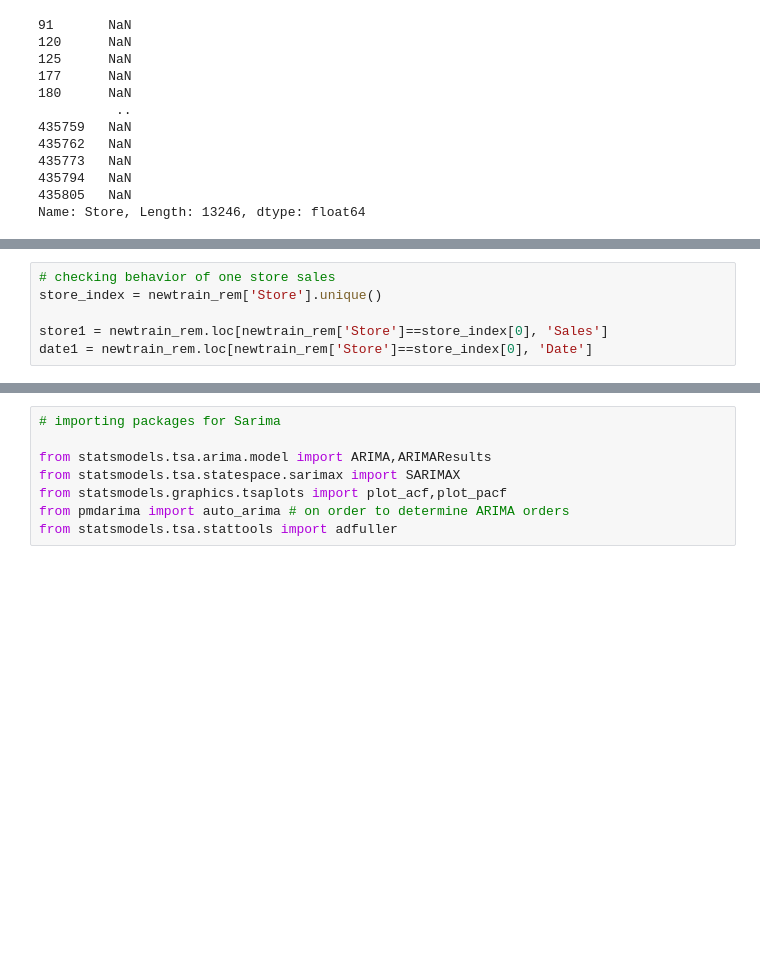
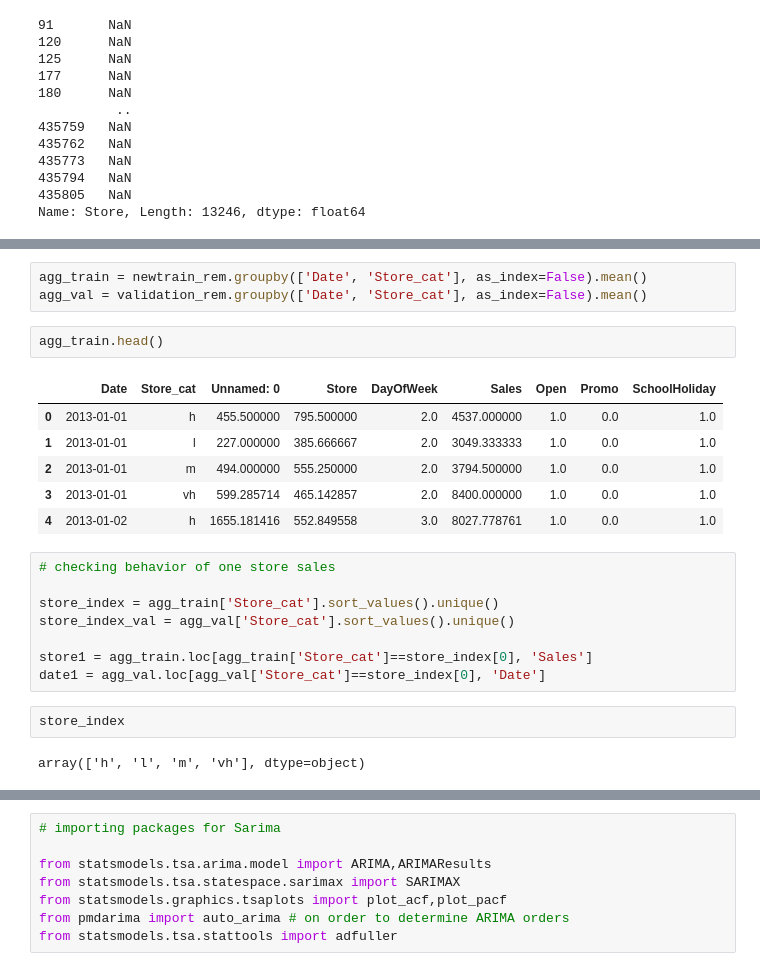
Before and after one commit to igivis7/dsr28_minicomp_team1, a Jupyter notebook: Ana_SARIMA_pred_store.ipynb, the cells around one changed output, grey strips where cells are left out. Drawn from its saved outputs; the diff is of its cells as text; blank space fills up the shorter version.

```diff
--- a/Ana_SARIMA_pred_store.ipynb
+++ b/Ana_SARIMA_pred_store.ipynb
@@ -55,8 +90,26 @@ len(newtrain_rem['Store'].unique())
+# %%
+agg_train = newtrain_rem.groupby(['Date', 'Store_cat'], as_index=False).mean()
+agg_val = validation_rem.groupby(['Date', 'Store_cat'], as_index=False).mean()
+# %%
+agg_train.head()
+# %% [output]
+|  | Date | Store_cat | Unnamed: 0 | Store | DayOfWeek | Sales | Open | Promo | SchoolHoliday |
+| 0 | 2013-01-01 | h | 455.500000 | 795.500000 | 2.0 | 4537.000000 | 1.0 | 0.0 | 1.0 |
+| 1 | 2013-01-01 | l | 227.000000 | 385.666667 | 2.0 | 3049.333333 | 1.0 | 0.0 | 1.0 |
+| 2 | 2013-01-01 | m | 494.000000 | 555.250000 | 2.0 | 3794.500000 | 1.0 | 0.0 | 1.0 |
+| 3 | 2013-01-01 | vh | 599.285714 | 465.142857 | 2.0 | 8400.000000 | 1.0 | 0.0 | 1.0 |
+| 4 | 2013-01-02 | h | 1655.181416 | 552.849558 | 3.0 | 8027.778761 | 1.0 | 0.0 | 1.0 |
 # %%
 # checking behavior of one store sales
-store_index = newtrain_rem['Store'].unique()
 
-store1 = newtrain_rem.loc[newtrain_rem['Store']==store_index[0], 'Sales']
-date1 = newtrain_rem.loc[newtrain_rem['Store']==store_index[0], 'Date']
+store_index = agg_train['Store_cat'].sort_values().unique()
+store_index_val = agg_val['Store_cat'].sort_values().unique()
+
+store1 = agg_train.loc[agg_train['Store_cat']==store_index[0], 'Sales']
+date1 = agg_val.loc[agg_val['Store_cat']==store_index[0], 'Date']
+# %%
+store_index
+# %% [output]
+array(['h', 'l', 'm', 'vh'], dtype=object)
 # %%
 # sales for one store over time
```
Also changed, not shown: parts of 17 cells of this notebook.
